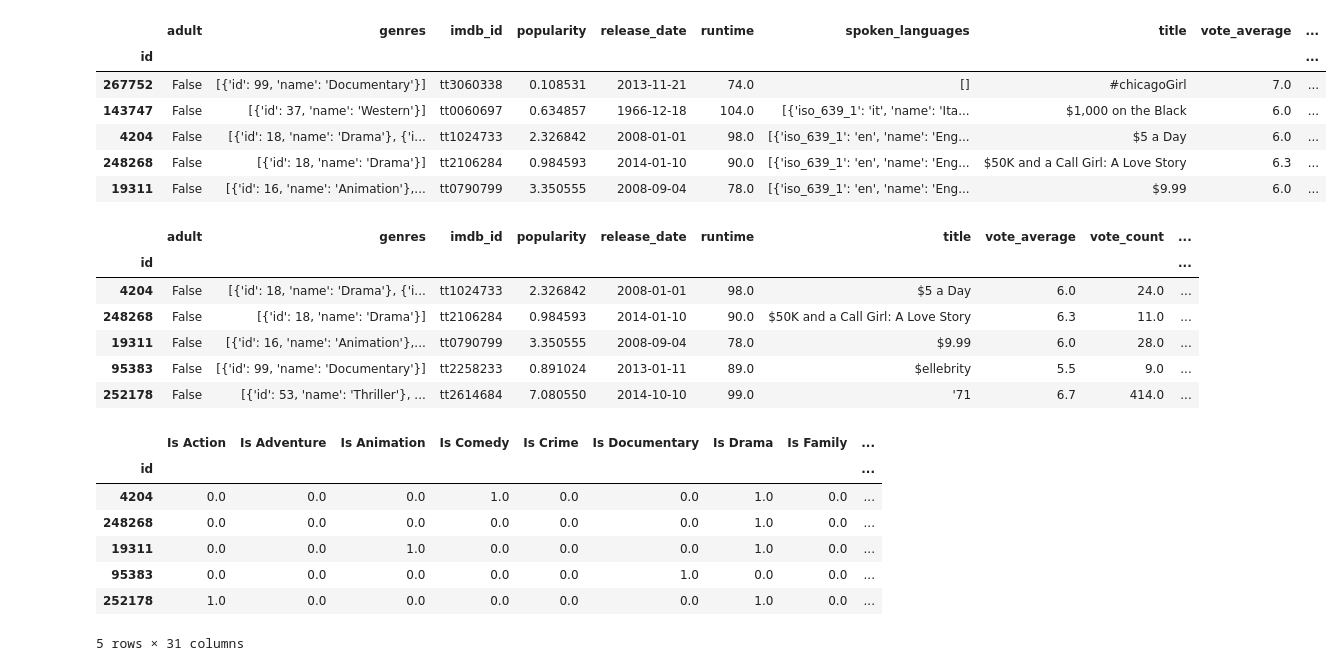
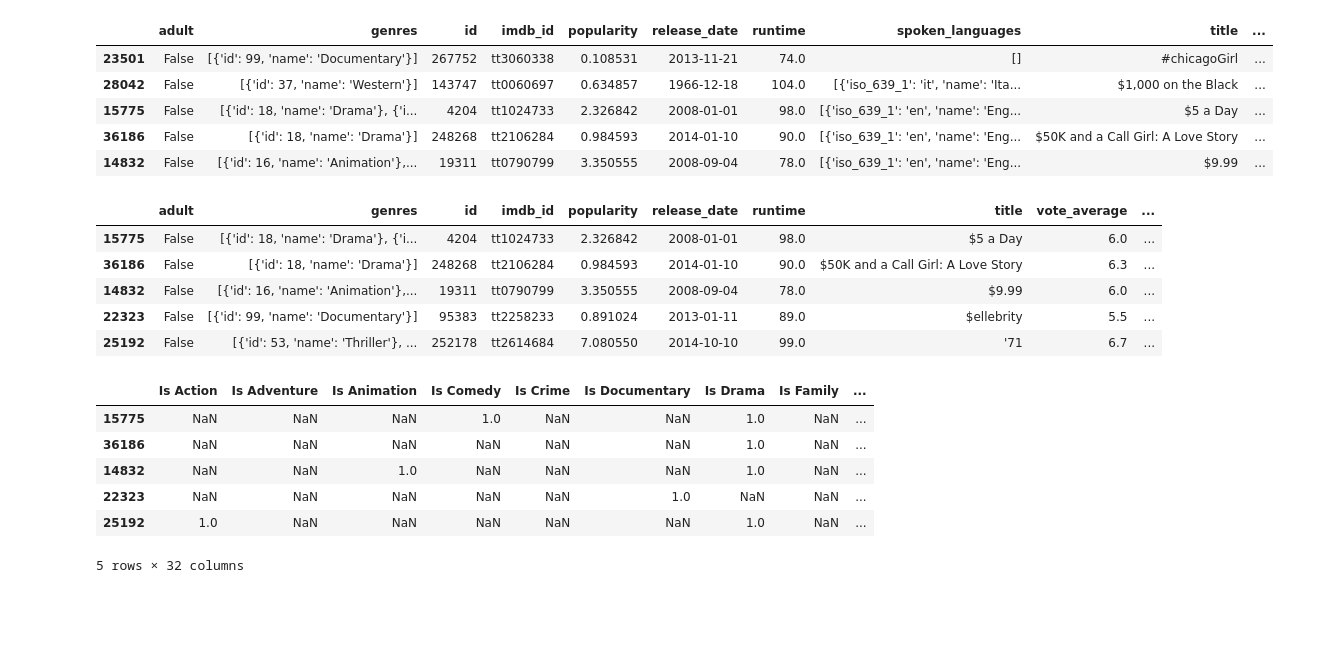
Before and after one commit to IntegerMan/DieHardSolver, a Jupyter notebook: DataWrangling/MovieDataSet.ipynb, the cells around one changed output. Saved outputs shown, nothing was run; the diff lists cells and outputs as text; code cells hidden in the pictures; blank space fills up the shorter version.

```diff
--- a/DataWrangling/MovieDataSet.ipynb
+++ b/DataWrangling/MovieDataSet.ipynb
@@ -6,8 +6,6 @@ path = 'MoviesDataSet/'
 
 # Load Data from the Kaggle dataset
 movies = pd.read_csv(path + 'movies_metadata.csv')
-
-movies = movies.set_index('id')
 
 # Drop junk columns
 movies = movies.drop('belongs_to_collection', axis=1)
@@ -29,40 +27,42 @@ movies = movies.drop('budget', axis=1)
 movies = movies[movies['status'] == 'Released']
 movies = movies.drop('status', axis=1)
 
 # Only evaluate movies with ratings similar to our Christmas movies.
 # This is important since classic Christmas movies are popular and the minimum rating is a 5.4
 movies = movies[movies['vote_average'] >= 5.4]
 movies = movies[movies['vote_average'] <= 8.0]
 
 # Filter out extremely popular movies. Max popularity for a Christmas movie is 17.3
 movies['popularity'] = movies['popularity'].astype(float)
 movies = movies[movies['popularity'] <= 18]
 
 # Split the date into year / quarter / month components for easier analysis
 movies['release_year'] = pd.DatetimeIndex(movies['release_date']).year
 movies['release_quarter'] = pd.DatetimeIndex(movies['release_date']).quarter
 movies['release_month'] = pd.DatetimeIndex(movies['release_date']).month
 
 # Filter out movies from outside of the year range where our labelled data lives
 movies = movies[movies['release_year'] >= 1940 ]
 movies = movies[movies['release_year'] <= 2015 ]
 
 # Filter out extremely long movies
 movies['runtime'] = movies['runtime'].astype(int, errors='ignore')
 movies = movies[movies['runtime'] <= 150]
 
+# Convert ID to an int. Because why wouldn't it be?
+movies['id'] = movies['id'].astype(int)
+
 # Sort movies by title
 movies = movies.sort_values('title')
 
 movies.head()
 # %% [output]
-|  | adult | genres | imdb_id | popularity | release_date | runtime | spoken_languages | title | vote_average | ... |
-| id |  |  |  |  |  |  |  |  |  | ... |
-| 267752 | False | [{'id': 99, 'name': 'Documentary'}] | tt3060338 | 0.108531 | 2013-11-21 | 74.0 | [] | #chicagoGirl | 7.0 | ... |
-| 143747 | False | [{'id': 37, 'name': 'Western'}] | tt0060697 | 0.634857 | 1966-12-18 | 104.0 | [{'iso_639_1': 'it', 'name': 'Ita... | $1,000 on the Black | 6.0 | ... |
-| 4204 | False | [{'id': 18, 'name': 'Drama'}, {'i... | tt1024733 | 2.326842 | 2008-01-01 | 98.0 | [{'iso_639_1': 'en', 'name': 'Eng... | $5 a Day | 6.0 | ... |
-| 248268 | False | [{'id': 18, 'name': 'Drama'}] | tt2106284 | 0.984593 | 2014-01-10 | 90.0 | [{'iso_639_1': 'en', 'name': 'Eng... | $50K and a Call Girl: A Love Story | 6.3 | ... |
-| 19311 | False | [{'id': 16, 'name': 'Animation'},... | tt0790799 | 3.350555 | 2008-09-04 | 78.0 | [{'iso_639_1': 'en', 'name': 'Eng... | $9.99 | 6.0 | ... |
+|  | adult | genres | id | imdb_id | popularity | release_date | runtime | spoken_languages | title | ... |
+| 23501 | False | [{'id': 99, 'name': 'Documentary'}] | 267752 | tt3060338 | 0.108531 | 2013-11-21 | 74.0 | [] | #chicagoGirl | ... |
+| 28042 | False | [{'id': 37, 'name': 'Western'}] | 143747 | tt0060697 | 0.634857 | 1966-12-18 | 104.0 | [{'iso_639_1': 'it', 'name': 'Ita... | $1,000 on the Black | ... |
+| 15775 | False | [{'id': 18, 'name': 'Drama'}, {'i... | 4204 | tt1024733 | 2.326842 | 2008-01-01 | 98.0 | [{'iso_639_1': 'en', 'name': 'Eng... | $5 a Day | ... |
+| 36186 | False | [{'id': 18, 'name': 'Drama'}] | 248268 | tt2106284 | 0.984593 | 2014-01-10 | 90.0 | [{'iso_639_1': 'en', 'name': 'Eng... | $50K and a Call Girl: A Love Story | ... |
+| 14832 | False | [{'id': 16, 'name': 'Animation'},... | 19311 | tt0790799 | 3.350555 | 2008-09-04 | 78.0 | [{'iso_639_1': 'en', 'name': 'Eng... | $9.99 | ... |
 # %%
 def extract_language(row):
     data = row['spoken_languages']
@@ -78,13 +78,12 @@ movies = movies.drop('spoken_languages', axis=1)
 movies = movies.drop('Is English', axis=1)
 movies.head()
 # %% [output]
-|  | adult | genres | imdb_id | popularity | release_date | runtime | title | vote_average | vote_count | ... |
-| id |  |  |  |  |  |  |  |  |  | ... |
-| 4204 | False | [{'id': 18, 'name': 'Drama'}, {'i... | tt1024733 | 2.326842 | 2008-01-01 | 98.0 | $5 a Day | 6.0 | 24.0 | ... |
-| 248268 | False | [{'id': 18, 'name': 'Drama'}] | tt2106284 | 0.984593 | 2014-01-10 | 90.0 | $50K and a Call Girl: A Love Story | 6.3 | 11.0 | ... |
-| 19311 | False | [{'id': 16, 'name': 'Animation'},... | tt0790799 | 3.350555 | 2008-09-04 | 78.0 | $9.99 | 6.0 | 28.0 | ... |
-| 95383 | False | [{'id': 99, 'name': 'Documentary'}] | tt2258233 | 0.891024 | 2013-01-11 | 89.0 | $ellebrity | 5.5 | 9.0 | ... |
-| 252178 | False | [{'id': 53, 'name': 'Thriller'}, ... | tt2614684 | 7.080550 | 2014-10-10 | 99.0 | '71 | 6.7 | 414.0 | ... |
+|  | adult | genres | id | imdb_id | popularity | release_date | runtime | title | vote_average | ... |
+| 15775 | False | [{'id': 18, 'name': 'Drama'}, {'i... | 4204 | tt1024733 | 2.326842 | 2008-01-01 | 98.0 | $5 a Day | 6.0 | ... |
+| 36186 | False | [{'id': 18, 'name': 'Drama'}] | 248268 | tt2106284 | 0.984593 | 2014-01-10 | 90.0 | $50K and a Call Girl: A Love Story | 6.3 | ... |
+| 14832 | False | [{'id': 16, 'name': 'Animation'},... | 19311 | tt0790799 | 3.350555 | 2008-09-04 | 78.0 | $9.99 | 6.0 | ... |
+| 22323 | False | [{'id': 99, 'name': 'Documentary'}] | 95383 | tt2258233 | 0.891024 | 2013-01-11 | 89.0 | $ellebrity | 5.5 | ... |
+| 25192 | False | [{'id': 53, 'name': 'Thriller'}, ... | 252178 | tt2614684 | 7.080550 | 2014-10-10 | 99.0 | '71 | 6.7 | ... |
 # %%
 # Detect Genres
 def extract_genres(row):
@@ -98,20 +97,19 @@ def extract_genres(row):
 movies = movies.apply(extract_genres, axis=1)
 
 # Set our NA values for non-genre membership to 0
-movies = movies.fillna(0)
+#movies = movies.fillna(0)
 
 # Drop the no longer needed source column
 movies = movies.drop('genres', axis=1)
 movies.head()
 # %% [output]
 |  | Is Action | Is Adventure | Is Animation | Is Comedy | Is Crime | Is Documentary | Is Drama | Is Family | ... |
-| id |  |  |  |  |  |  |  |  | ... |
-| 4204 | 0.0 | 0.0 | 0.0 | 1.0 | 0.0 | 0.0 | 1.0 | 0.0 | ... |
-| 248268 | 0.0 | 0.0 | 0.0 | 0.0 | 0.0 | 0.0 | 1.0 | 0.0 | ... |
-| 19311 | 0.0 | 0.0 | 1.0 | 0.0 | 0.0 | 0.0 | 1.0 | 0.0 | ... |
-| 95383 | 0.0 | 0.0 | 0.0 | 0.0 | 0.0 | 1.0 | 0.0 | 0.0 | ... |
-| 252178 | 1.0 | 0.0 | 0.0 | 0.0 | 0.0 | 0.0 | 1.0 | 0.0 | ... |
+| 15775 | NaN | NaN | NaN | 1.0 | NaN | NaN | 1.0 | NaN | ... |
+| 36186 | NaN | NaN | NaN | NaN | NaN | NaN | 1.0 | NaN | ... |
+| 14832 | NaN | NaN | 1.0 | NaN | NaN | NaN | 1.0 | NaN | ... |
+| 22323 | NaN | NaN | NaN | NaN | NaN | 1.0 | NaN | NaN | ... |
+| 25192 | 1.0 | NaN | NaN | NaN | NaN | NaN | 1.0 | NaN | ... |
-5 rows × 31 columns
+5 rows × 32 columns
 # %%
 # Convert our adult column from true / false to 1 / 0.
 # Note we move from String -> Bool -> Int here
```
Also changed, not shown: parts of 10 cells of this notebook, 2 other files.
